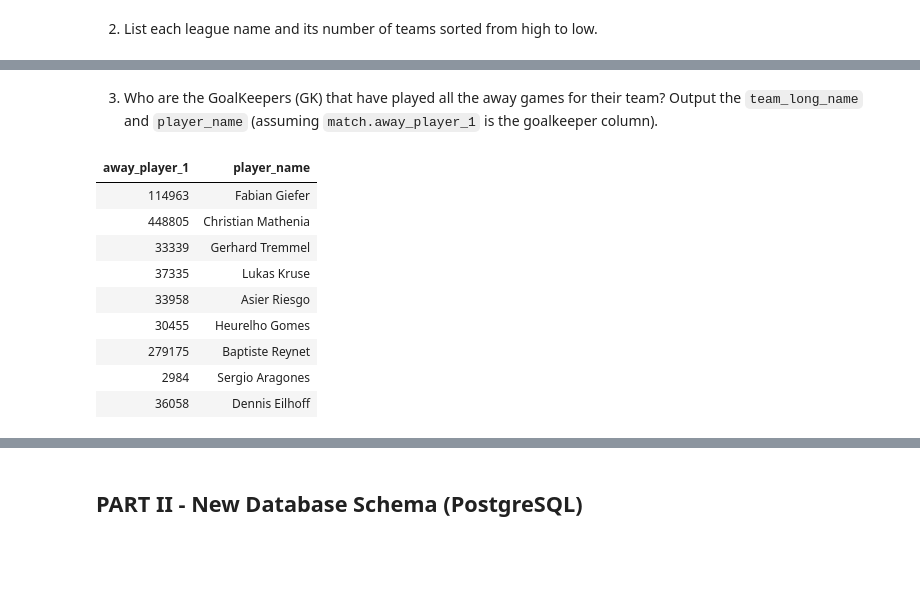
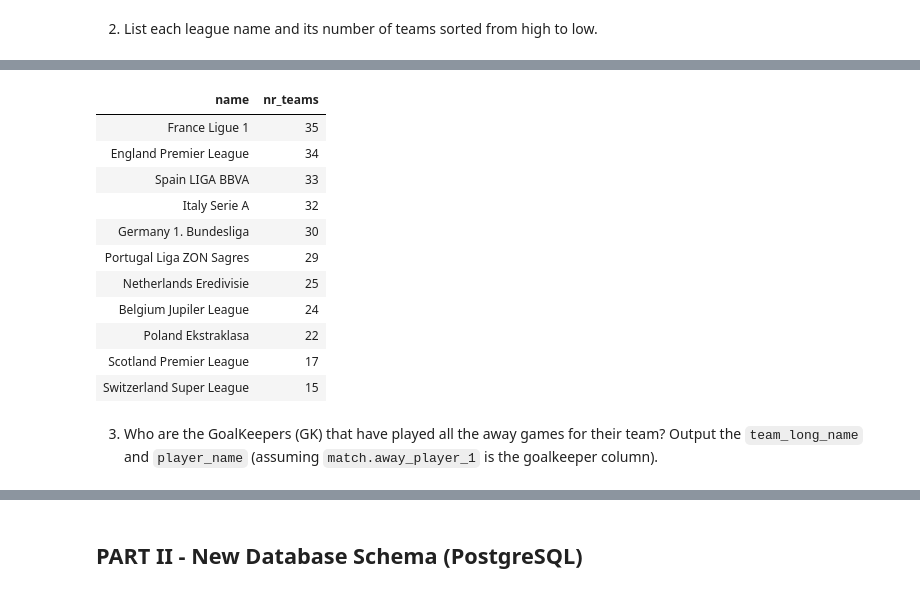
Before and after one commit to anajfalfa/sibd-24, a Jupyter notebook: P2/15-p2-project.ipynb, the cells around one changed output, grey strips where cells are left out. Drawn from its saved outputs; the diff is of its cells as text; code cells hidden in the pictures; blank space fills up the shorter version.

```diff
--- a/P2/15-p2-project.ipynb
+++ b/P2/15-p2-project.ipynb
@@ -86,42 +81,26 @@ order by nr_teams desc
+# %%
+%%sql sqlite
+
+SELECT L.name, COUNT(M.team_api_id) AS nr_teams
+FROM League AS L JOIN (
+    SELECT league_id, home_team_api_id AS team_api_id FROM Match
+        UNION
+    SELECT league_id, away_team_api_id AS team_api_id FROM Match) AS M
+    ON L.id = M.league_id
+GROUP BY L.name
+order by nr_teams desc;
+# %% [output]
+| name | nr_teams |
+| France Ligue 1 | 35 |
+| England Premier League | 34 |
+| Spain LIGA BBVA | 33 |
+| Italy Serie A | 32 |
+| Germany 1. Bundesliga | 30 |
+| Portugal Liga ZON Sagres | 29 |
+| Netherlands Eredivisie | 25 |
+| Belgium Jupiler League | 24 |
+| Poland Ekstraklasa | 22 |
+| Scotland Premier League | 17 |
+| Switzerland Super League | 15 |
 # %% [markdown]
 3. Who are the GoalKeepers (GK) that have played all the away games for their team? Output the `team_long_name` and `player_name` (assuming `match.away_player_1` is the goalkeeper column).
-# %%
-%%sql sqlite
-
-select c.away_player_1, player_name
-from (
-    select away_team_api_id, away_player_1, count(away_team_api_id) as games_gk --, sum(count(*)) OVER (PARTITION BY away_team_api_id) AS total_games_team
-    from match
-    group by away_team_api_id, away_player_1
-    order by away_team_api_id) c
-
-    JOIN (
-    SELECT
-        m.away_team_api_id,
-        COUNT(*) AS total_games_team  -- Total games per team
-    FROM
-        match m
-    GROUP BY
-        m.away_team_api_id
-) g ON c.away_team_api_id = g.away_team_api_id, player
-where c.games_gk = g.total_games_team and c.away_player_1 = player.player_api_id
-
-
---select away_team_api_id, count(away_team_api_id)
---from match
---group by away_team_api_id
---select away_team_api_id, match.away_player_1
---    team.id, team_long_name, match.away_player_1
---from match
---where match.away_team_api_id = team.id
-# %% [output]
-| away_player_1 | player_name |
-| 114963 | Fabian Giefer |
-| 448805 | Christian Mathenia |
-| 33339 | Gerhard Tremmel |
-| 37335 | Lukas Kruse |
-| 33958 | Asier Riesgo |
-| 30455 | Heurelho Gomes |
-| 279175 | Baptiste Reynet |
-| 2984 | Sergio Aragones |
-| 36058 | Dennis Eilhoff |
```
Also changed, not shown: parts of 16 cells of this notebook.
